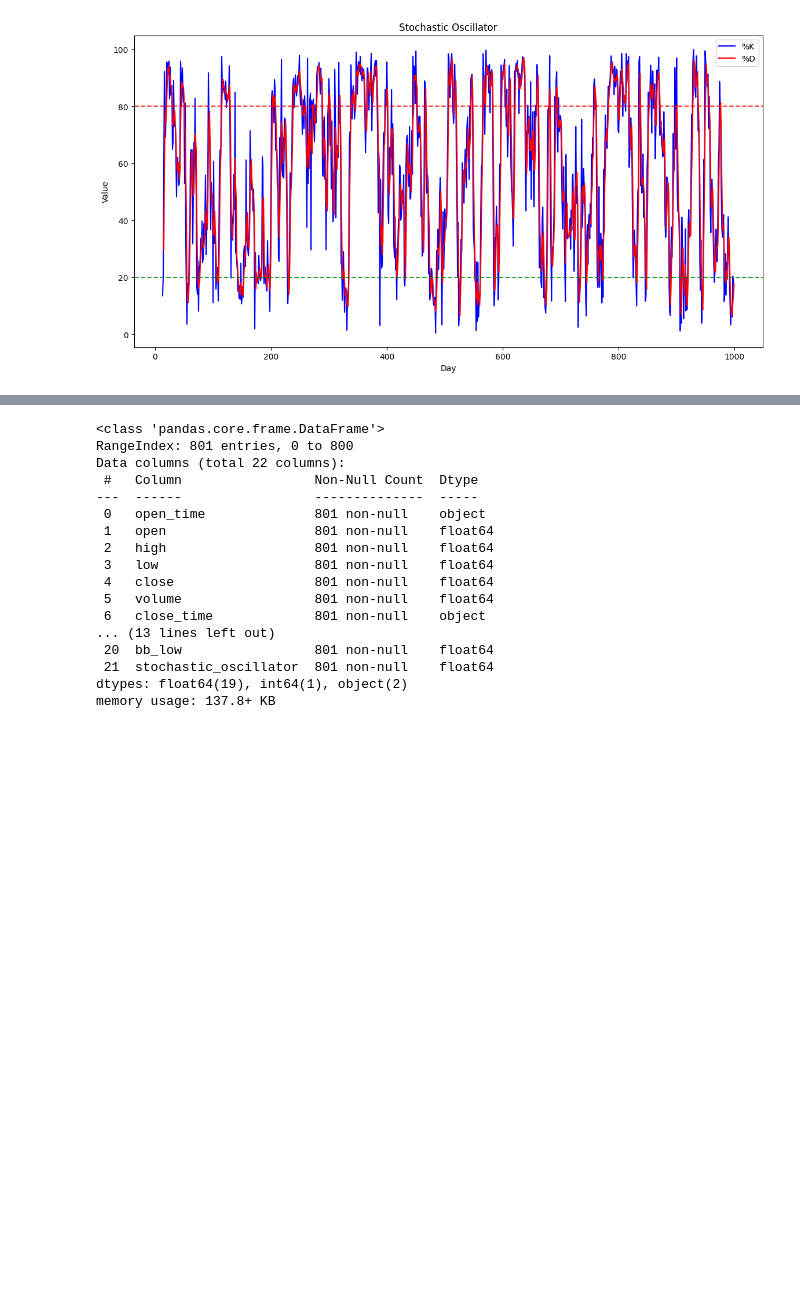
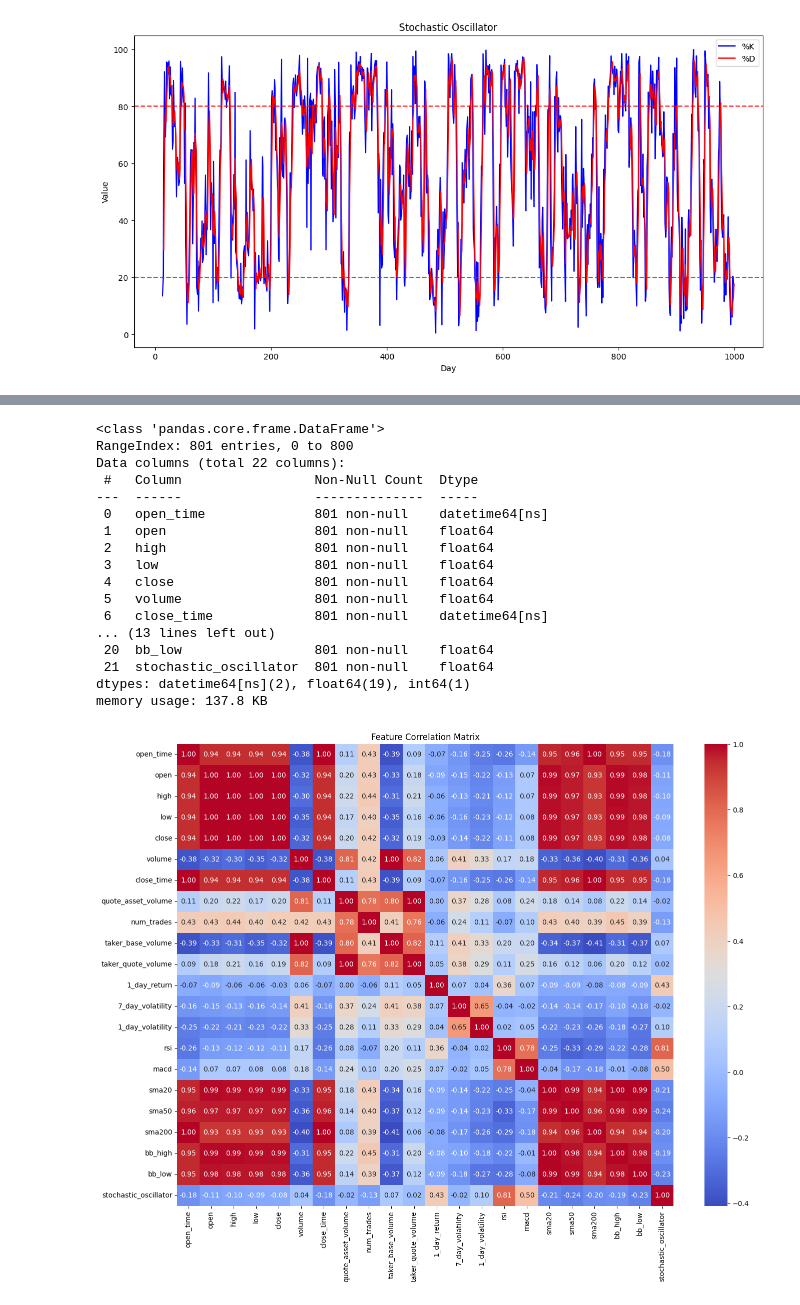
Before and after one commit to Brenda-Mutai/crypto-classifier, a Jupyter notebook: notebook/02_feature_engineering.ipynb, the cells around one changed output, grey strips where cells are left out. Drawn from its saved outputs; the diff is of its cells as text; code cells hidden in the pictures; blank space fills up the shorter version.

```diff
--- a/notebook/02_feature_engineering.ipynb
+++ b/notebook/02_feature_engineering.ipynb
@@ -154,7 +154,8 @@ plt.show()
 # %% [output]
 [figure]
 # %%
-data["open_time"] = pd.to_datetime(data["open_time"], unit='ms')
-data["close_time"] = pd.to_datetime(data["close_time"], unit='ms')
+data["open_time"] = pd.to_datetime(data["open_time"])
+data["open"] = data["open"].astype(float)
+data["close_time"] = pd.to_datetime(data["close_time"])
 data["close"] = data["close"].astype(float)
 data.head()
@@ -168,18 +177,28 @@ RangeIndex: 801 entries, 0 to 800
 Data columns (total 22 columns):
  #   Column                 Non-Null Count  Dtype
 ---  ------                 --------------  -----
- 0   open_time              801 non-null    object
+ 0   open_time              801 non-null    datetime64[ns]
  1   open                   801 non-null    float64
  2   high                   801 non-null    float64
  3   low                    801 non-null    float64
  4   close                  801 non-null    float64
  5   volume                 801 non-null    float64
- 6   close_time             801 non-null    object
+ 6   close_time             801 non-null    datetime64[ns]
 ... (13 lines left out)
  20  bb_low                 801 non-null    float64
  21  stochastic_oscillator  801 non-null    float64
-dtypes: float64(19), int64(1), object(2)
-memory usage: 137.8+ KB
+dtypes: datetime64[ns](2), float64(19), int64(1)
+memory usage: 137.8 KB
+# %%
+# check for multicollinearity
+import seaborn as sns
+plt.figure(figsize=(16,12))
+corr = data.corr()
+sns.heatmap(corr, annot=True, fmt=".2f", cmap='coolwarm')
+plt.title('Feature Correlation Matrix')
+plt.show()
+# %% [output]
+[figure, added]
 # %%
 #saving the new data with features and labels
 data.to_csv('../data/processed/crypto_data_feature_engineered.csv', index=False)
```
Also changed, not shown: parts of 1 cell of this notebook, 3 other files.
